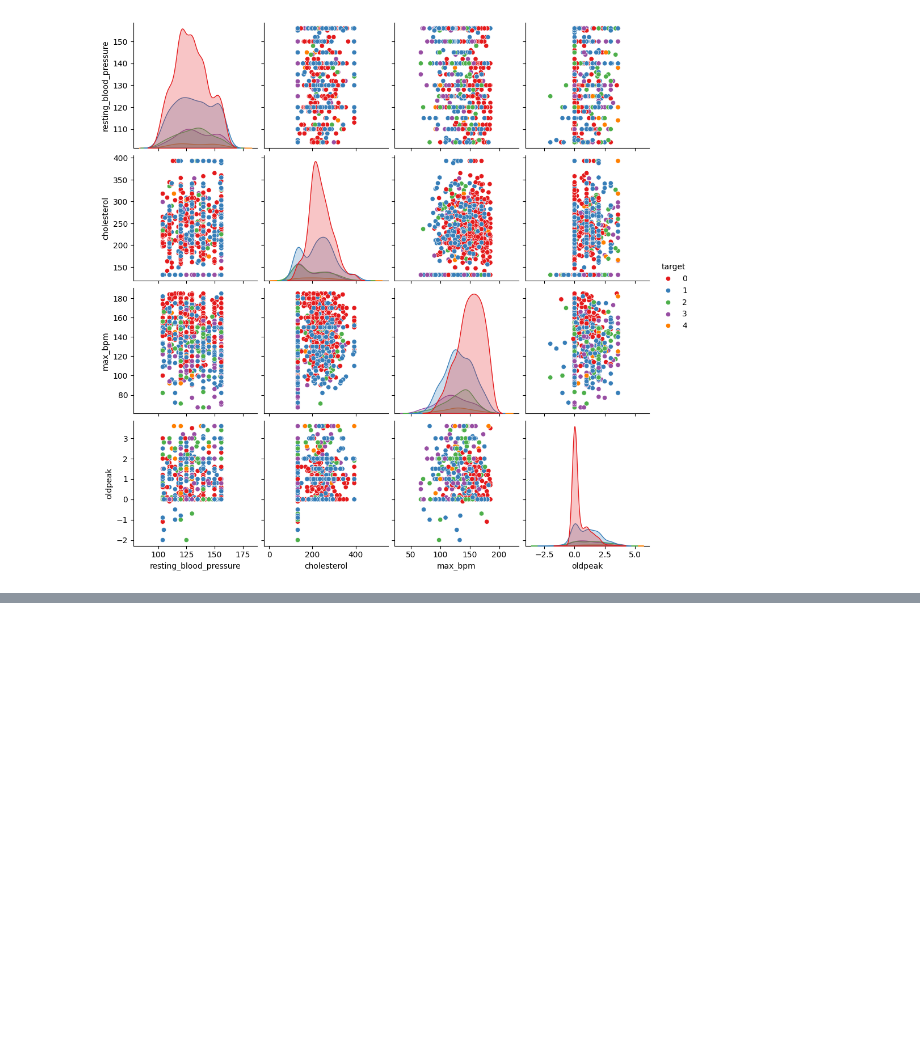
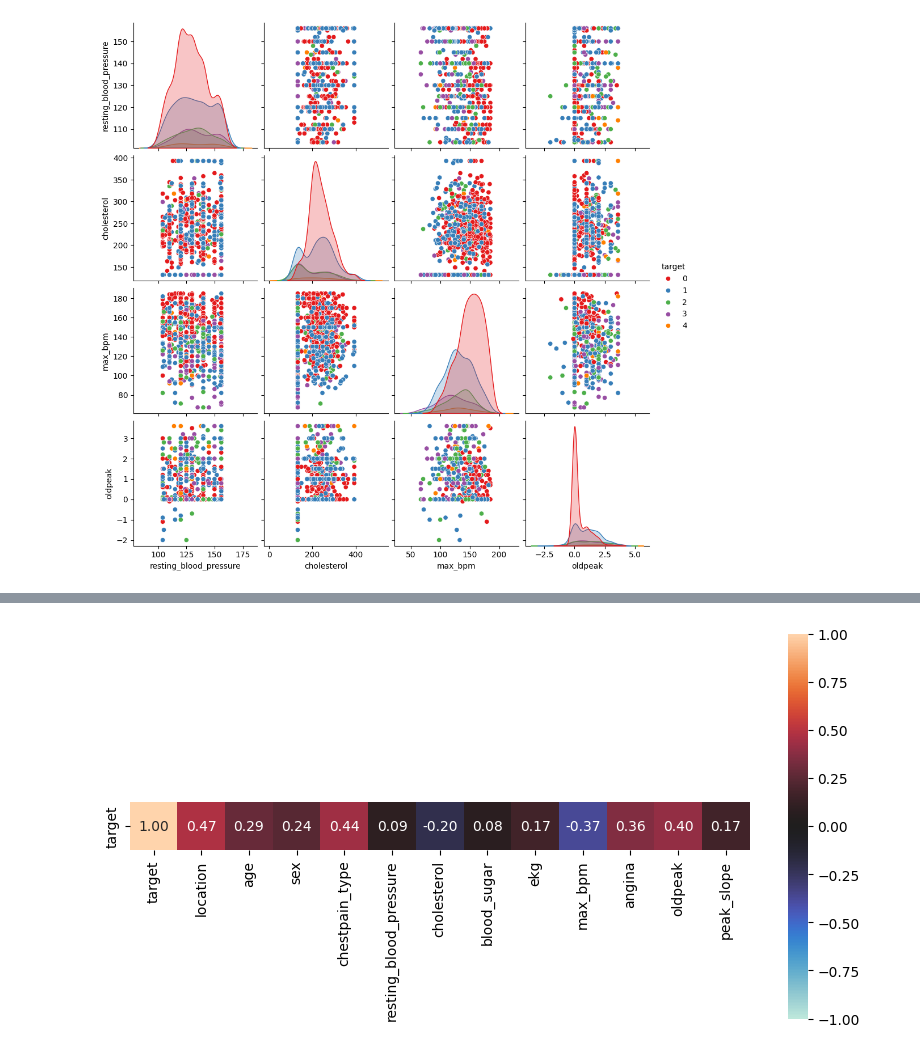
Before and after one commit to guzmanjs/MCD, a Jupyter notebook: Semestre 1/Gestion Estrategica/Clasificacion/tarea_clasificacion.ipynb, the cells around one changed output, grey strips where cells are left out. Cells and saved outputs as stored; diff of their text form; code cells hidden in the pictures; blank space fills up the shorter version.

```diff
--- a/Semestre 1/Gestion Estrategica/Clasificacion/tarea_clasificacion.ipynb
+++ b/Semestre 1/Gestion Estrategica/Clasificacion/tarea_clasificacion.ipynb
@@ -646,0 +685,4 @@ cont = ['resting_blood_pressure', 'cholesterol', 'max_bpm',  'oldpeak']
+# %%
+target_correlation= associations(df_wins, display_rows=['target'], filename= 'target_correlation.png', figsize=(10,5))
+# %% [output]
+[figure, added]
```
Also changed, not shown: parts of 35 cells of this notebook.
